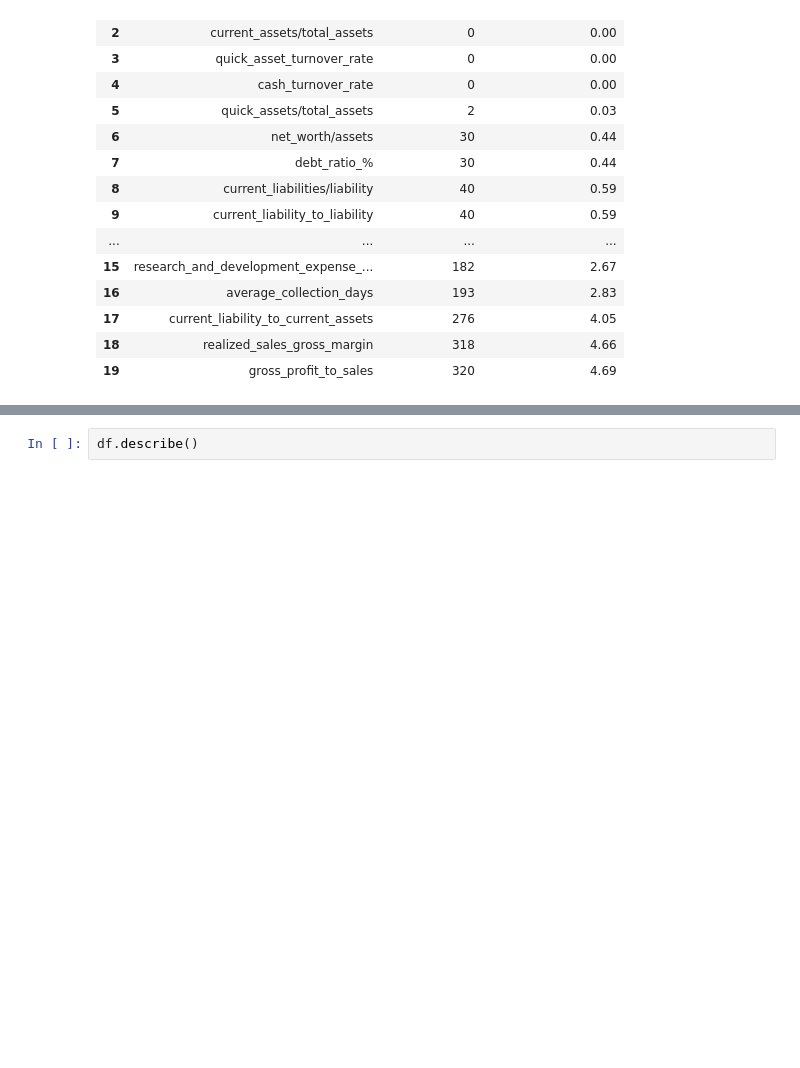
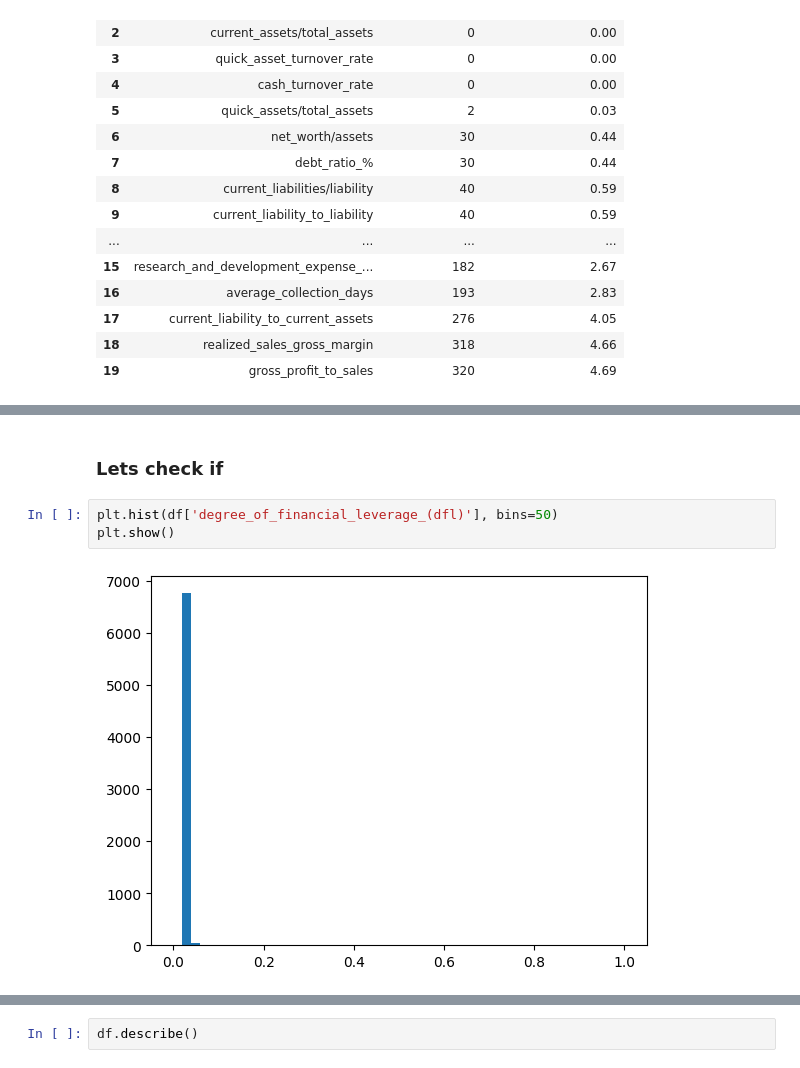
Before and after one commit to suchirmm/predictive_ml_, a Jupyter notebook: company_failure_prediction.ipynb, the cells around one changed output, grey strips where cells are left out. Cells and saved outputs as stored; diff of their text form; blank space fills up the shorter version.

```diff
--- a/company_failure_prediction.ipynb
+++ b/company_failure_prediction.ipynb
@@ -177,0 +193,7 @@ outlier_df.sort_values('outlier_percentage').reset_index(drop = True)[:20]
+# %% [markdown]
+### Lets check if
+# %%
+plt.hist(df['degree_of_financial_leverage_(dfl)'], bins=50)
+plt.show()
+# %% [output]
+[figure, added]
```
Also changed, not shown: parts of 7 cells of this notebook.
